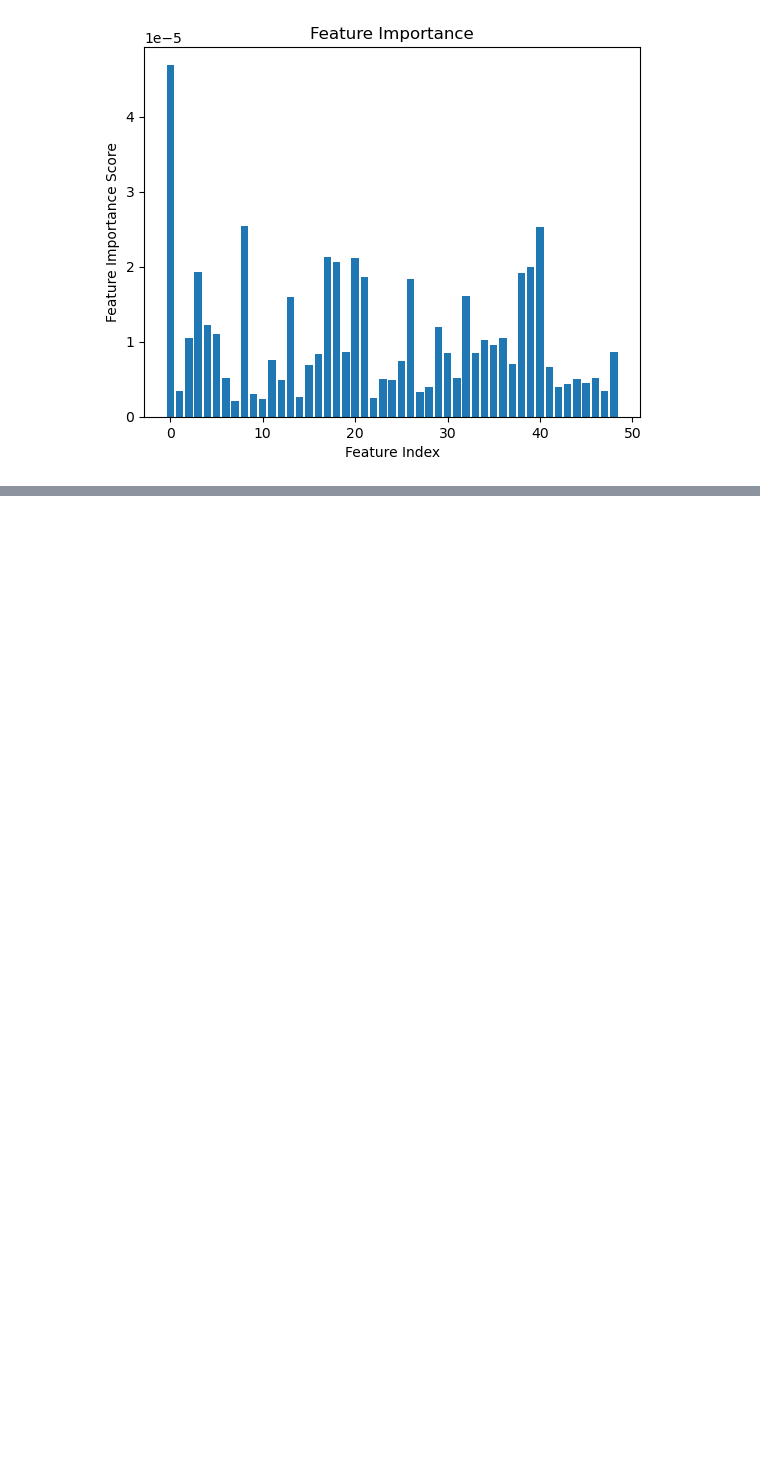
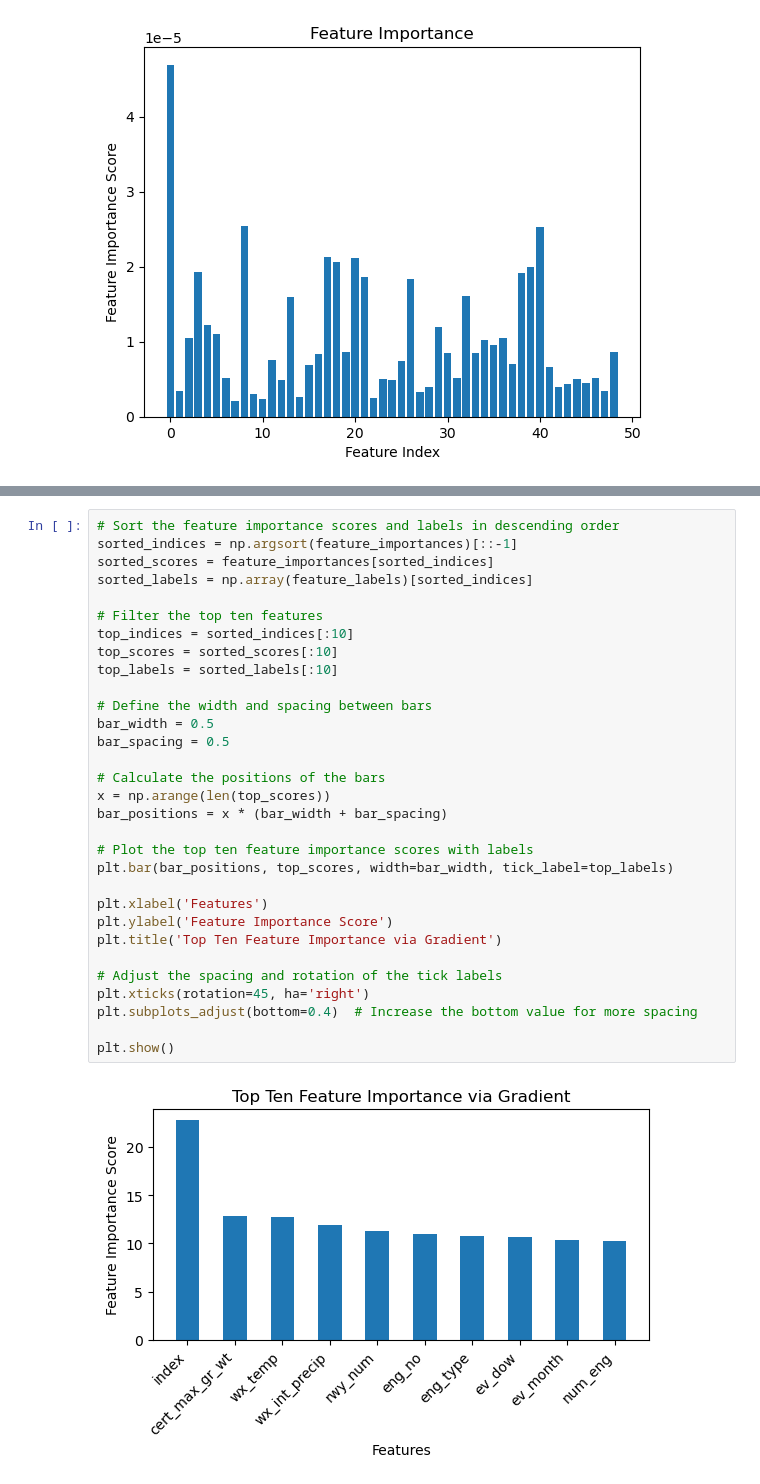
Before and after one commit to kd365/faafall22, a Jupyter notebook: Working_NN.ipynb, the cells around one changed output, grey strips where cells are left out. Drawn from its saved outputs; the diff is of its cells as text; blank space fills up the shorter version.

```diff
--- a/Working_NN.ipynb
+++ b/Working_NN.ipynb
@@ -1164,0 +1335,33 @@ plt.show()
+# %%
+# Sort the feature importance scores and labels in descending order
+sorted_indices = np.argsort(feature_importances)[::-1]
+sorted_scores = feature_importances[sorted_indices]
+sorted_labels = np.array(feature_labels)[sorted_indices]
+
+# Filter the top ten features
+top_indices = sorted_indices[:10]
+top_scores = sorted_scores[:10]
+top_labels = sorted_labels[:10]
+
+# Define the width and spacing between bars
+bar_width = 0.5
+bar_spacing = 0.5
+
+# Calculate the positions of the bars
+x = np.arange(len(top_scores))
+bar_positions = x * (bar_width + bar_spacing)
+
+# Plot the top ten feature importance scores with labels
+plt.bar(bar_positions, top_scores, width=bar_width, tick_label=top_labels)
+
+plt.xlabel('Features')
+plt.ylabel('Feature Importance Score')
+plt.title('Top Ten Feature Importance via Gradient')
+
+# Adjust the spacing and rotation of the tick labels
+plt.xticks(rotation=45, ha='right')
+plt.subplots_adjust(bottom=0.4)  # Increase the bottom value for more spacing
+
+plt.show()
+# %% [output]
+[figure, added]
```
Also changed, not shown: parts of 32 cells of this notebook.
